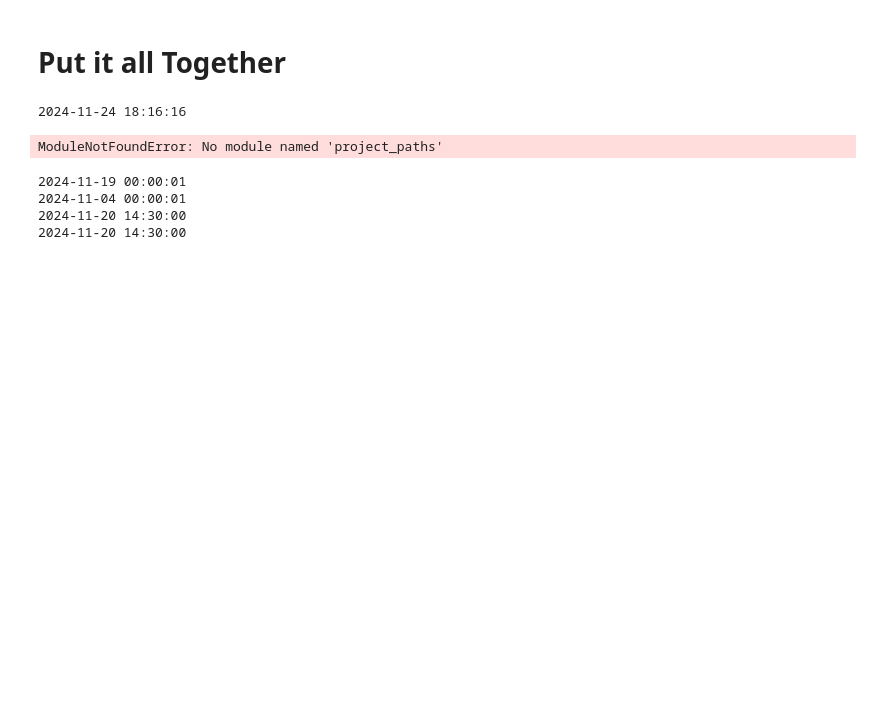
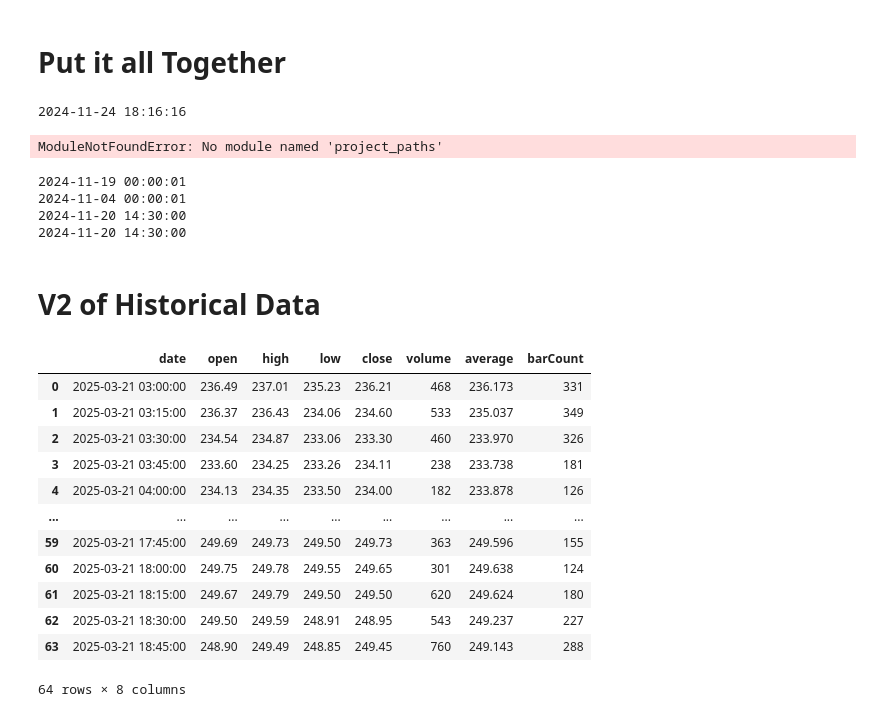
Before and after one commit to Design-01/stockbot_4, a Jupyter notebook: data/TEST_historical_data.ipynb, the cells around one changed output. Saved outputs shown, nothing was run; the diff lists cells and outputs as text; code cells hidden in the pictures; blank space fills up the shorter version.

Commit message:
created new HistoricalData. Fully functional.  predicts IB dates.  gets stored data where possible

```diff
--- a/data/TEST_historical_data.ipynb
+++ b/data/TEST_historical_data.ipynb
@@ -351,3 +351,47 @@ print(calculate_past_date(specific_date))
 2024-11-04 00:00:01
 2024-11-20 14:30:00
 2024-11-20 14:30:00
+# %% [markdown]
+# V2 of Historical Data
+# %%
+from ib_insync import *
+util.startLoop()
+
+ib = IB()
+ib.connect('127.0.0.1', 7496, clientId=13)
+
+ct = Stock('TSLA', 'SMART', 'USD')
+
+# 1 min max 7 D
+# 5 mins max 30 D
+# 15 mins max 60 D
+# 1 hour max 365 D
+# 1 day max 20 Y
+
+bars = ib.reqHistoricalData(
+        ct,
+        endDateTime='20250322 23:59:59 US/Eastern',
+        barSizeSetting='15 mins',
+        durationStr='1 D',
+        whatToShow='TRADES',
+        useRTH=False,
+        formatDate=1)
+
+ib.disconnect()
+
+df = util.df(bars)
+df
+# %% [output]
+|  | date | open | high | low | close | volume | average | barCount |
+| 0 | 2025-03-21 03:00:00 | 236.49 | 237.01 | 235.23 | 236.21 | 468 | 236.173 | 331 |
+| 1 | 2025-03-21 03:15:00 | 236.37 | 236.43 | 234.06 | 234.60 | 533 | 235.037 | 349 |
+| 2 | 2025-03-21 03:30:00 | 234.54 | 234.87 | 233.06 | 233.30 | 460 | 233.970 | 326 |
+| 3 | 2025-03-21 03:45:00 | 233.60 | 234.25 | 233.26 | 234.11 | 238 | 233.738 | 181 |
+| 4 | 2025-03-21 04:00:00 | 234.13 | 234.35 | 233.50 | 234.00 | 182 | 233.878 | 126 |
+| ... | ... | ... | ... | ... | ... | ... | ... | ... |
+| 59 | 2025-03-21 17:45:00 | 249.69 | 249.73 | 249.50 | 249.73 | 363 | 249.596 | 155 |
+| 60 | 2025-03-21 18:00:00 | 249.75 | 249.78 | 249.55 | 249.65 | 301 | 249.638 | 124 |
+| 61 | 2025-03-21 18:15:00 | 249.67 | 249.79 | 249.50 | 249.50 | 620 | 249.624 | 180 |
+| 62 | 2025-03-21 18:30:00 | 249.50 | 249.59 | 248.91 | 248.95 | 543 | 249.237 | 227 |
+| 63 | 2025-03-21 18:45:00 | 248.90 | 249.49 | 248.85 | 249.45 | 760 | 249.143 | 288 |
+64 rows × 8 columns
```
Also changed, not shown: parts of 11 cells of this notebook, 3 other files.
